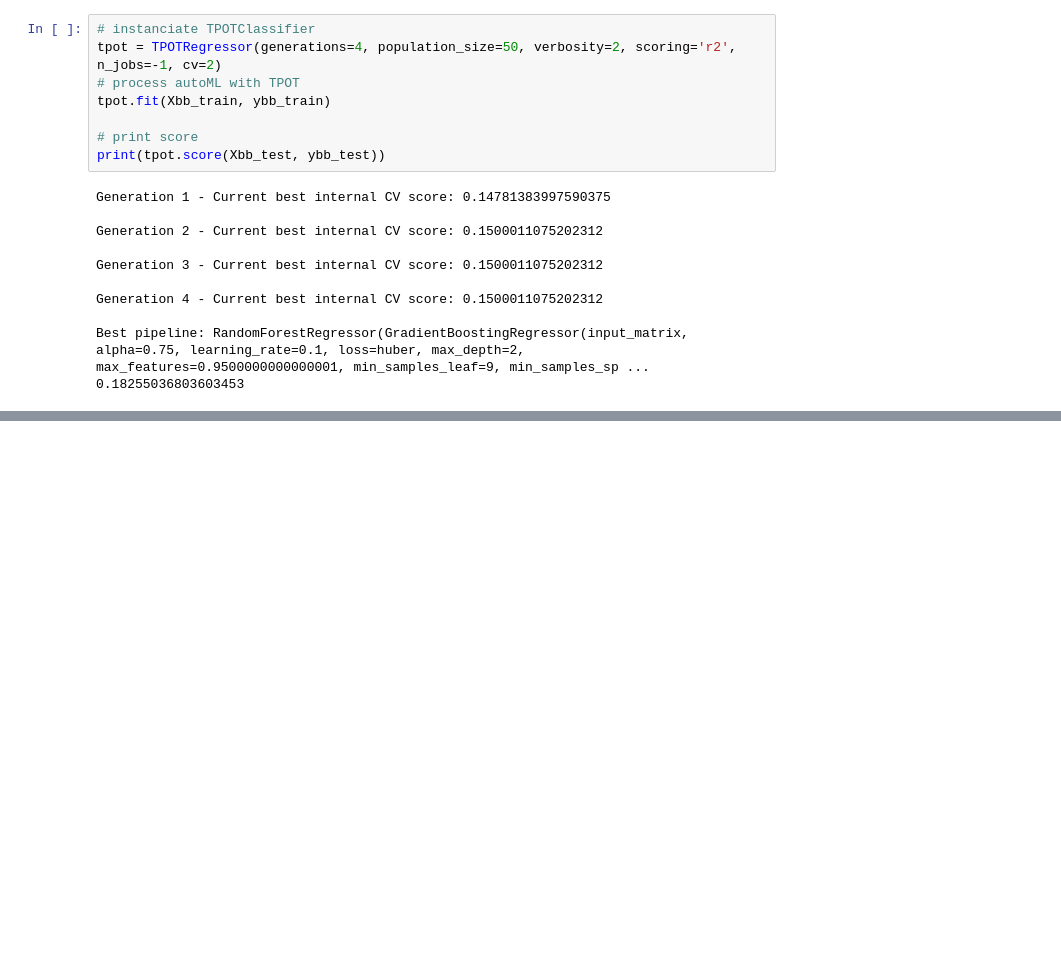
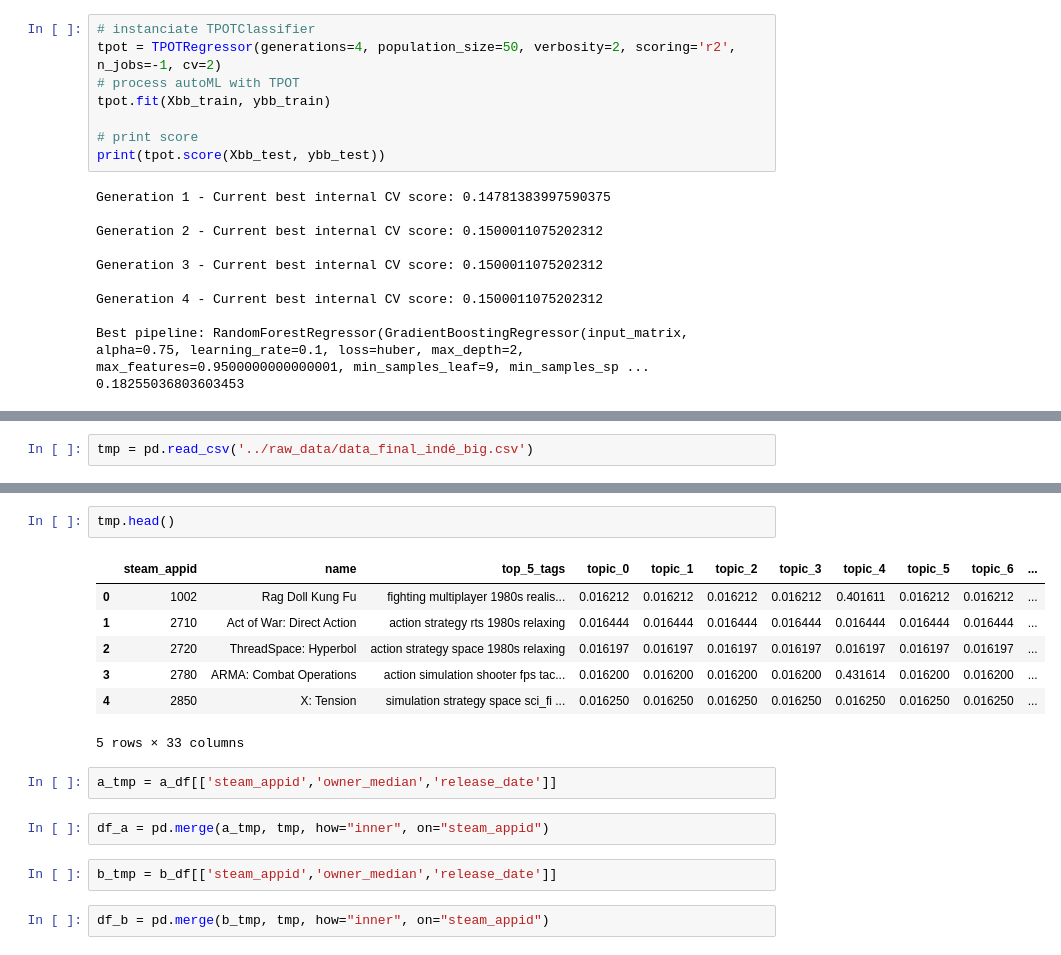
Before and after one commit to Rvanelven/steamator, a Jupyter notebook: notebooks/mathieu_#46_Creation_differents_datasets.ipynb, the cells around one changed output, grey strips where cells are left out. Drawn from its saved outputs; the diff is of its cells as text; blank space fills up the shorter version.

```diff
--- a/notebooks/mathieu_#46_Creation_differents_datasets.ipynb
+++ b/notebooks/mathieu_#46_Creation_differents_datasets.ipynb
@@ -421,0 +430,2 @@ Best pipeline: RandomForestRegressor(GradientBoostingRegressor(input_matrix, alp
+# %%
+tmp = pd.read_csv('../raw_data/data_final_indé_big.csv')
@@ -421,0 +443,18 @@ Best pipeline: RandomForestRegressor(GradientBoostingRegressor(input_matrix, alp
+# %%
+tmp.head()
+# %% [output]
+|  | steam_appid | name | top_5_tags | topic_0 | topic_1 | topic_2 | topic_3 | topic_4 | topic_5 | topic_6 | ... |
+| 0 | 1002 | Rag Doll Kung Fu | fighting multiplayer 1980s realis... | 0.016212 | 0.016212 | 0.016212 | 0.016212 | 0.401611 | 0.016212 | 0.016212 | ... |
+| 1 | 2710 | Act of War: Direct Action | action strategy rts 1980s relaxing | 0.016444 | 0.016444 | 0.016444 | 0.016444 | 0.016444 | 0.016444 | 0.016444 | ... |
+| 2 | 2720 | ThreadSpace: Hyperbol | action strategy space 1980s relaxing | 0.016197 | 0.016197 | 0.016197 | 0.016197 | 0.016197 | 0.016197 | 0.016197 | ... |
+| 3 | 2780 | ARMA: Combat Operations | action simulation shooter fps tac... | 0.016200 | 0.016200 | 0.016200 | 0.016200 | 0.431614 | 0.016200 | 0.016200 | ... |
+| 4 | 2850 | X: Tension | simulation strategy space sci_fi ... | 0.016250 | 0.016250 | 0.016250 | 0.016250 | 0.016250 | 0.016250 | 0.016250 | ... |
+5 rows × 33 columns
+# %%
+a_tmp = a_df[['steam_appid','owner_median','release_date']]
+# %%
+df_a = pd.merge(a_tmp, tmp, how="inner", on="steam_appid")
+# %%
+b_tmp = b_df[['steam_appid','owner_median','release_date']]
+# %%
+df_b = pd.merge(b_tmp, tmp, how="inner", on="steam_appid")
```
Also changed, not shown: parts of 8 cells of this notebook, 3 other files.
